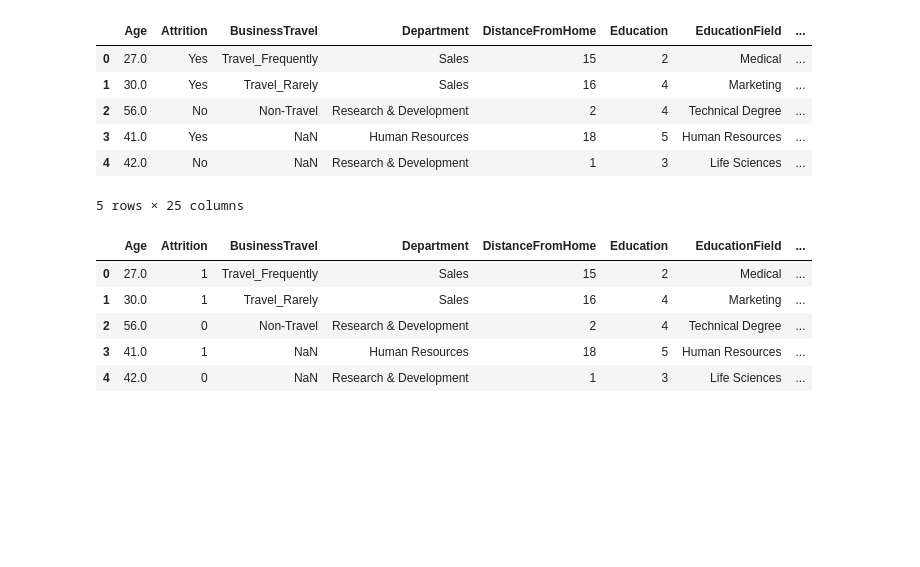
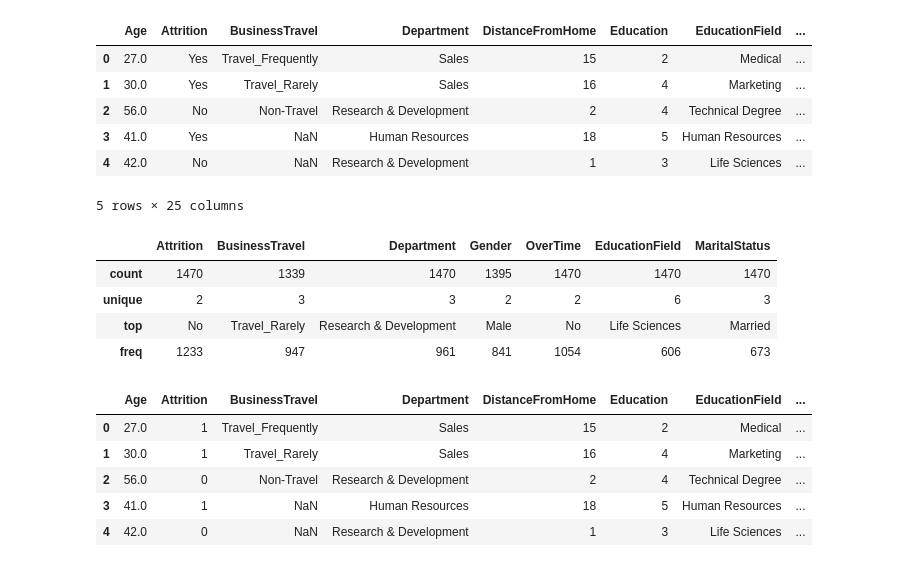
Before and after one commit to marioproia/Progetto_DM1, a Jupyter notebook: Progetto-CON_miss_val.ipynb, the cells around one changed output. Drawn from its saved outputs; the diff is of its cells as text; code cells hidden in the pictures; blank space fills up the shorter version.

```diff
--- a/Progetto-CON_miss_val.ipynb
+++ b/Progetto-CON_miss_val.ipynb
@@ -40,6 +40,15 @@ new_df.head()
 | 3 | 41.0 | Yes | NaN | Human Resources | 18 | 5 | Human Resources | ... |
 | 4 | 42.0 | No | NaN | Research & Development | 1 | 3 | Life Sciences | ... |
 5 rows × 25 columns
+# %%
+categoriche = new_df[["Attrition","BusinessTravel","Department","Gender","OverTime","EducationField","MaritalStatus"]]
+categoriche.describe()
+# %% [output]
+|  | Attrition | BusinessTravel | Department | Gender | OverTime | EducationField | MaritalStatus |
+| count | 1470 | 1339 | 1470 | 1395 | 1470 | 1470 | 1470 |
+| unique | 2 | 3 | 3 | 2 | 2 | 6 | 3 |
+| top | No | Travel_Rarely | Research & Development | Male | No | Life Sciences | Married |
+| freq | 1233 | 947 | 961 | 841 | 1054 | 606 | 673 |
 # %%
 new_df = new_df.replace(to_replace="Yes", value=1, inplace=False, limit=None, regex=False, method='pad')
 new_df = new_df.replace(to_replace="No", value=0, inplace=False, limit=None, regex=False, method='pad')
```
Also changed, not shown: parts of 1 cell of this notebook, 3 other files.
